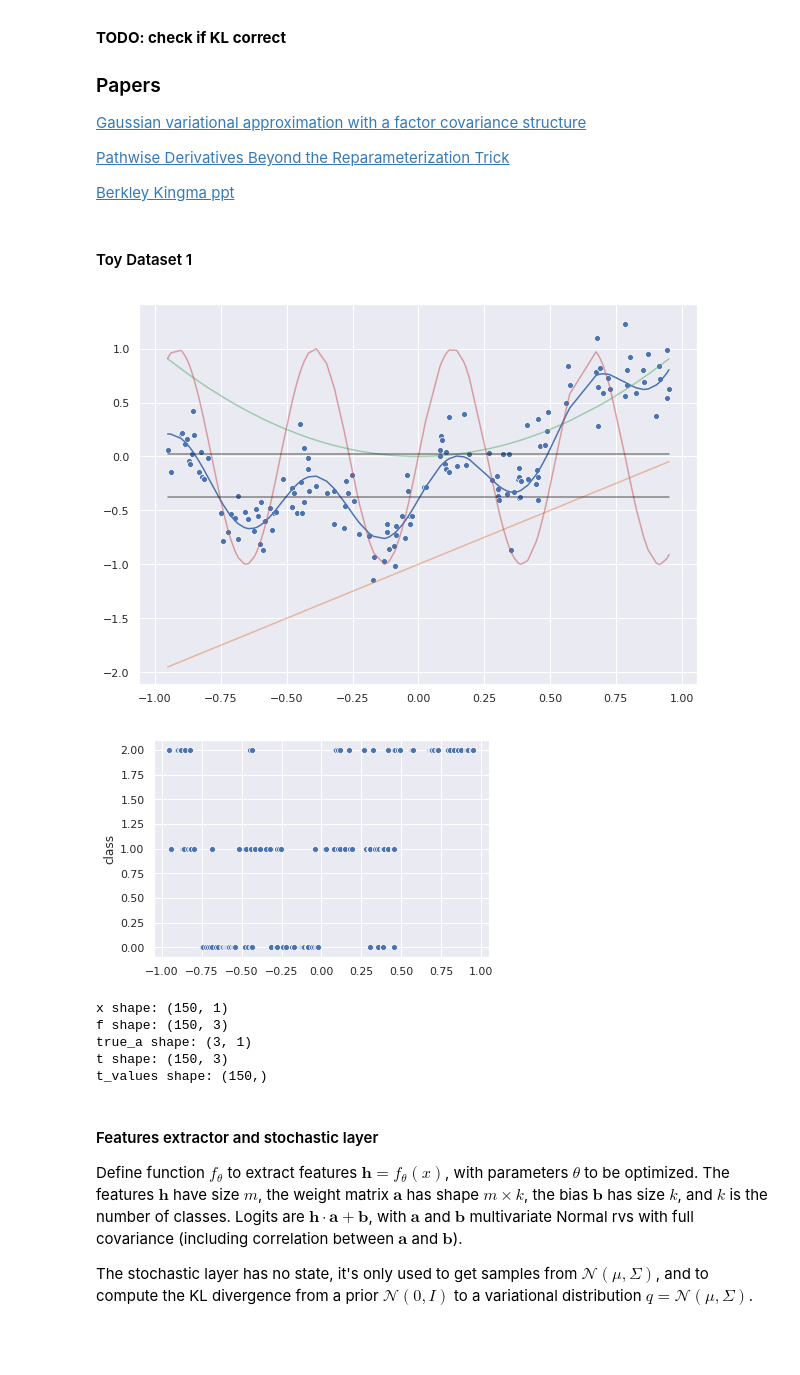
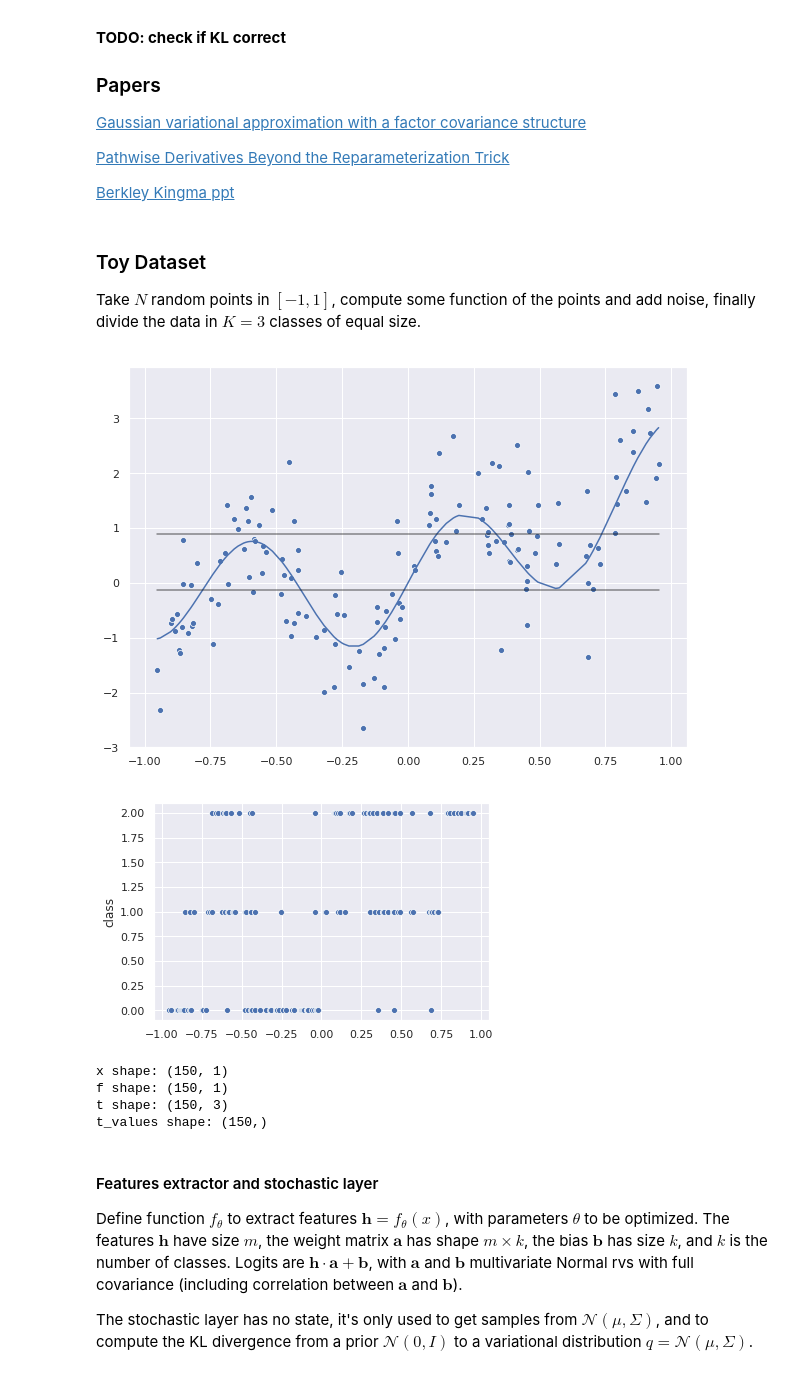
Before and after one commit to vlievin/deep-bayes, a Jupyter notebook: classification-toyexample-covariance.ipynb, the cells around one changed output. Cells and saved outputs as stored; diff of their text form; code cells hidden in the pictures; blank space fills up the shorter version.

Commit message:
Updated toy dataset

```diff
--- a/classification-toyexample-covariance.ipynb
+++ b/classification-toyexample-covariance.ipynb
@@ -90,60 +90,56 @@ We can then write our ELBO as:
 [Pathwise Derivatives Beyond the Reparameterization Trick](https://arxiv.org/pdf/1806.01851.pdf)
 
 [Berkley Kingma ppt](https://berkeley-deep-learning.github.io/cs294-131-s17/slides/VAE%20talk.compressed.pdf)
-# %% [markdown]
-#### Toy Dataset 1
+# %% [markdown]
+### Toy Dataset
+
+Take $N$ random points in $[-1, 1]$, compute some function of the points and add noise, finally divide the data in $K=3$ classes of equal size.
 # %%
-N = 150
-sigma = 0.2
+N = 150    # data points
+sigma = .75   # final noise
 n_classes = 3
-true_a = np.array([0.6, 1, .3]).reshape(-1, 1)
-true_b = 0.2
+
 # x = np.linspace(-1, 1, N).reshape(-1, 1)
 x = np.random.rand(N, 1) * 2 - 1
 x = np.sort(x, axis=0)
-fx1 = x - 1
-fx2 = x**2
-fx3 = np.sin(12 * x)
-fx = np.concatenate((fx1, fx2, fx3), axis=-1)
-tmp = fx @ true_a + true_b + sigma*np.random.randn(*x.shape)  # function to compute labels
+
+fx = x**2 + x + np.sin(8 * x)
+tmp = fx + sigma*np.random.randn(*x.shape)  # function to compute labels
 
 # Divide data interval in n_classes regions
 # thresholds = np.linspace(tmp.min() - 1e-3, tmp.max() + 1e-3, n_classes+1)  # equal size
 thresholds = np.percentile(tmp, np.linspace(0, 100, n_classes+1))  # balanced classes
 
 # targets
 t = np.zeros((tmp.shape[0], n_classes), dtype=int)  # one-hot, shape (N, C)
 for i in range(n_classes):
     t[:, i] = ((thresholds[i] < tmp) * (thresholds[i+1] >= tmp))[:, 0]
 t_values = t * np.arange(n_classes).reshape((1, -1))
 t_values = np.sum(t_values, 1)
 
 plt.figure(figsize=(10, 7))
-plt.plot(x, fx @ true_a + true_b)
-plt.plot(x, fx, alpha=0.5)
+plt.plot(x, fx)
 sns.scatterplot(x[:, 0], tmp[:, 0])
 for i in range(1, n_classes):
     plt.plot([x[0], x[-1]], np.array([1., 1.]) * thresholds[i], color='k', alpha=0.5)
 plt.show()
 
 sns.scatterplot(x[:, 0], t_values)
 plt.ylabel('class')
 plt.show()
 
 print('x shape:', x.shape)
 print('f shape:', fx.shape)
-print('true_a shape:', true_a.shape)
 print('t shape:', t.shape)
 print('t_values shape:', t_values.shape)
 
 x = torch.tensor(x, dtype=torch.float)
 t_values = torch.tensor(t_values, dtype=torch.long)
 # %% [output]
-[figure, old version]
+[figure, new version]
-[figure, old version]
+[figure, new version]
 x shape: (150, 1)
-f shape: (150, 3)
-true_a shape: (3, 1)
+f shape: (150, 1)
 t shape: (150, 3)
 t_values shape: (150,)
 # %% [markdown]
```
Also changed, not shown: parts of 3 cells of this notebook.
